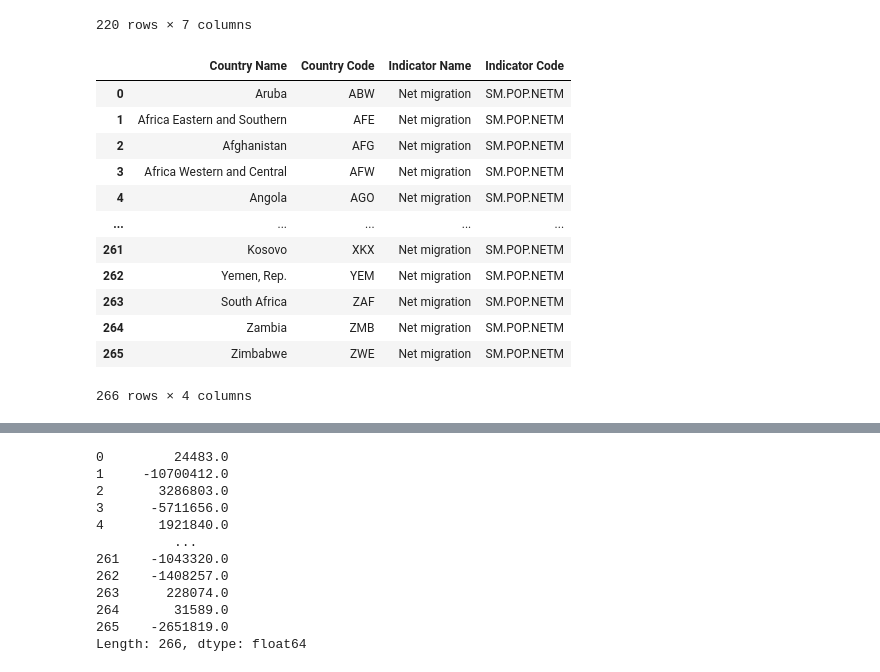
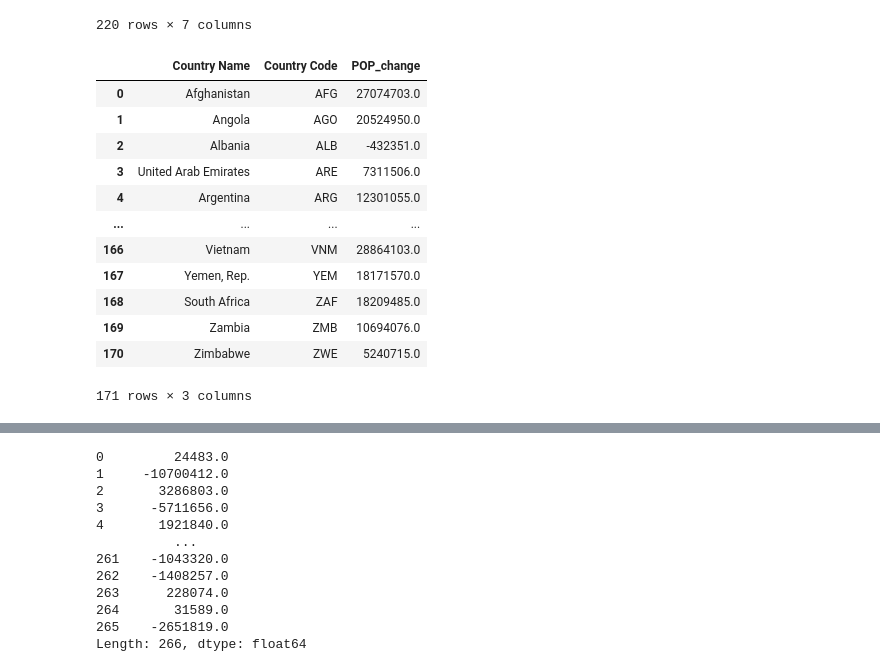
Before and after one commit to oli124/Project3_OliverK_UfuomaA, a Jupyter notebook: Population.ipynb, the cells around one changed output, grey strips where cells are left out. Cells and saved outputs as stored; diff of their text form; code cells hidden in the pictures.

```diff
--- a/Population.ipynb
+++ b/Population.ipynb
@@ -130,6 +135,24 @@ clean_pop_df
 | 264 | Zambia | ZMB | Population, total | SP.POP.TOTL | 7686401.0 | 18380477.0 | 10694076.0 |
 | 265 | Zimbabwe | ZWE | Population, total | SP.POP.TOTL | 10113893.0 | 15354608.0 | 5240715.0 |
 220 rows × 7 columns
+# %%
+merged_pop_df = pd.merge(clean_pop_df, country_code_df, how='inner', on= 'Country Code')
+merged_pop_df = merged_pop_df.drop(columns=['Indicator Name', 'Indicator Code', '1990', '2019'])
+merged_pop_df
+# %% [output]
+|  | Country Name | Country Code | POP_change |
+| 0 | Afghanistan | AFG | 27074703.0 |
+| 1 | Angola | AGO | 20524950.0 |
+| 2 | Albania | ALB | -432351.0 |
+| 3 | United Arab Emirates | ARE | 7311506.0 |
+| 4 | Argentina | ARG | 12301055.0 |
+| ... | ... | ... | ... |
+| 166 | Vietnam | VNM | 28864103.0 |
+| 167 | Yemen, Rep. | YEM | 18171570.0 |
+| 168 | South Africa | ZAF | 18209485.0 |
+| 169 | Zambia | ZMB | 10694076.0 |
+| 170 | Zimbabwe | ZWE | 5240715.0 |
+171 rows × 3 columns
 # %%
 population_df= pd.DataFrame(clean_pop_df)
 population_df.to_csv("Resources/population.csv")
@@ -140,23 +163,6 @@ Net_Migration.drop(['1960', '1961', '1962', '1963', '1964', '1965', '1966', '196
        '1969', '1970', '1971', '1972', '1973', '1974', '1975', '1976', '1977',
        '1978', '1979', '1980', '1981', '1982', '1983', '1984', '1985', '1986',
        '1987', '1988', '1989', '2020', '2021', 'Total Sum'], axis =1, inplace = True)
-# %%
-country_names_df = Net_Migration[['Country Name','Country Code','Indicator Name','Indicator Code']]
-country_names_df
-# %% [output]
-|  | Country Name | Country Code | Indicator Name | Indicator Code |
-| 0 | Aruba | ABW | Net migration | SM.POP.NETM |
-| 1 | Africa Eastern and Southern | AFE | Net migration | SM.POP.NETM |
-| 2 | Afghanistan | AFG | Net migration | SM.POP.NETM |
-| 3 | Africa Western and Central | AFW | Net migration | SM.POP.NETM |
-| 4 | Angola | AGO | Net migration | SM.POP.NETM |
-| ... | ... | ... | ... | ... |
-| 261 | Kosovo | XKX | Net migration | SM.POP.NETM |
-| 262 | Yemen, Rep. | YEM | Net migration | SM.POP.NETM |
-| 263 | South Africa | ZAF | Net migration | SM.POP.NETM |
-| 264 | Zambia | ZMB | Net migration | SM.POP.NETM |
-| 265 | Zimbabwe | ZWE | Net migration | SM.POP.NETM |
-266 rows × 4 columns
 # %%
 Net_Migration
 # %% [output]
```
Also changed, not shown: parts of 10 cells of this notebook, 6 other files.
